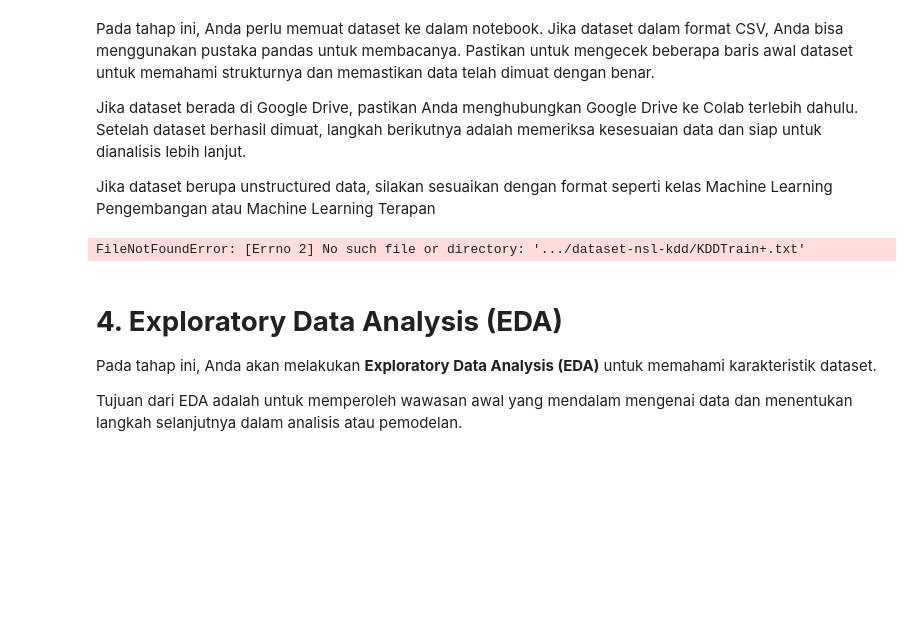
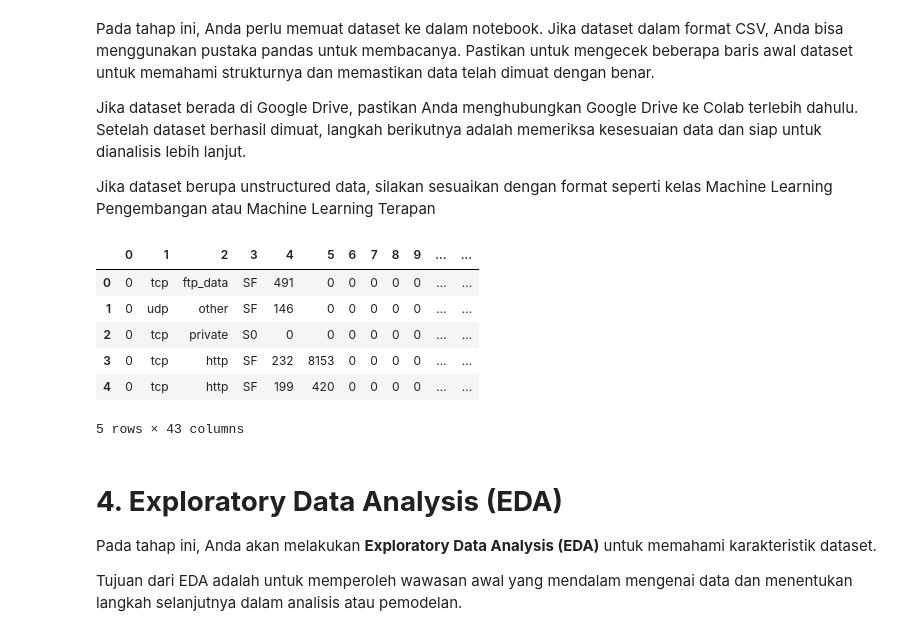
Before and after one commit to rudyekoprasetya/dicoding-membangun-sistem-ML, a Jupyter notebook: Eksperimen_SML_Rudy_Eko/preprocessing/Template_Eksperimen_MSML.ipynb, the cells around one changed output. Saved outputs shown, nothing was run; the diff lists cells and outputs as text; code cells hidden in the pictures; blank space fills up the shorter version.

```diff
--- a/Eksperimen_SML_Rudy_Eko/preprocessing/Template_Eksperimen_MSML.ipynb
+++ b/Eksperimen_SML_Rudy_Eko/preprocessing/Template_Eksperimen_MSML.ipynb
@@ -28,9 +104,17 @@ Jika dataset berada di Google Drive, pastikan Anda menghubungkan Google Drive ke
 
 Jika dataset berupa unstructured data, silakan sesuaikan dengan format seperti kelas Machine Learning Pengembangan atau Machine Learning Terapan
 # %%
-df = pd.read_csv(".../dataset-nsl-kdd/KDDTrain+.txt", header=None)
+# load dataset yang digunakan untuk eksperimen
+df = pd.read_csv("KDDTrain+.txt", header=None)
+df.head()
 # %% [output]
+|  | 0 | 1 | 2 | 3 | 4 | 5 | 6 | 7 | 8 | 9 | ... | ... |
+| 0 | 0 | tcp | ftp_data | SF | 491 | 0 | 0 | 0 | 0 | 0 | ... | ... |
+| 1 | 0 | udp | other | SF | 146 | 0 | 0 | 0 | 0 | 0 | ... | ... |
+| 2 | 0 | tcp | private | S0 | 0 | 0 | 0 | 0 | 0 | 0 | ... | ... |
+| 3 | 0 | tcp | http | SF | 232 | 8153 | 0 | 0 | 0 | 0 | ... | ... |
+| 4 | 0 | tcp | http | SF | 199 | 420 | 0 | 0 | 0 | 0 | ... | ... |
-FileNotFoundError: [Errno 2] No such file or directory: '.../dataset-nsl-kdd/KDDTrain+.txt'
+5 rows × 43 columns
 # %% [markdown]
 # **4. Exploratory Data Analysis (EDA)**
 
```
Also changed, not shown: parts of 13 cells of this notebook, 2 other files.
